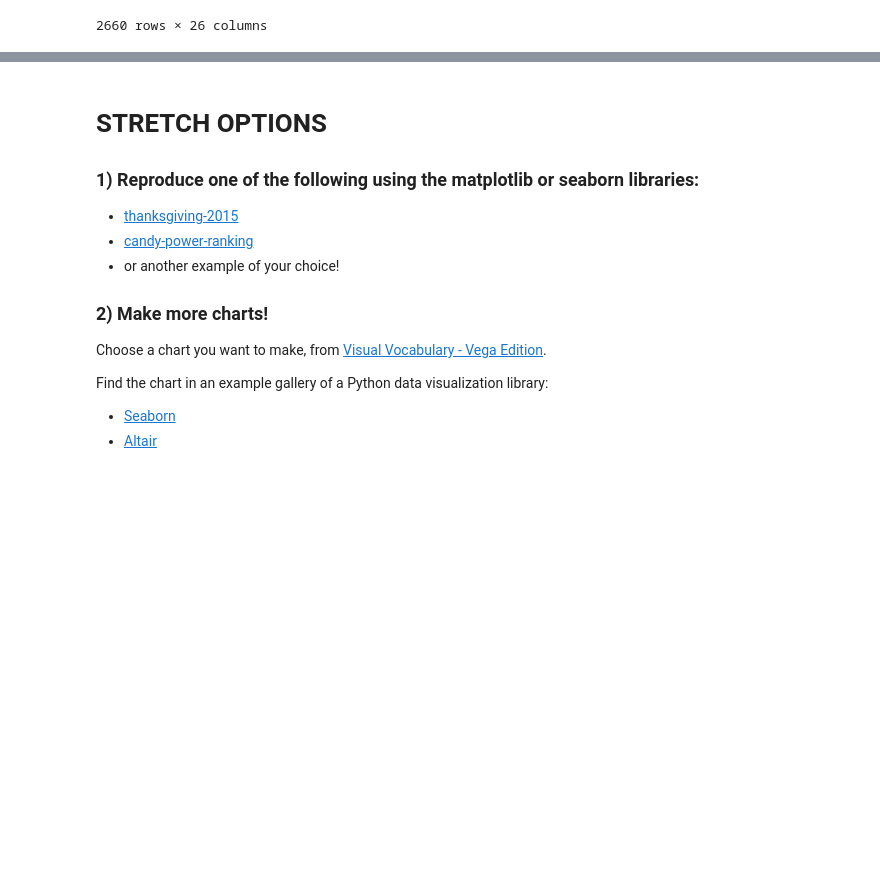
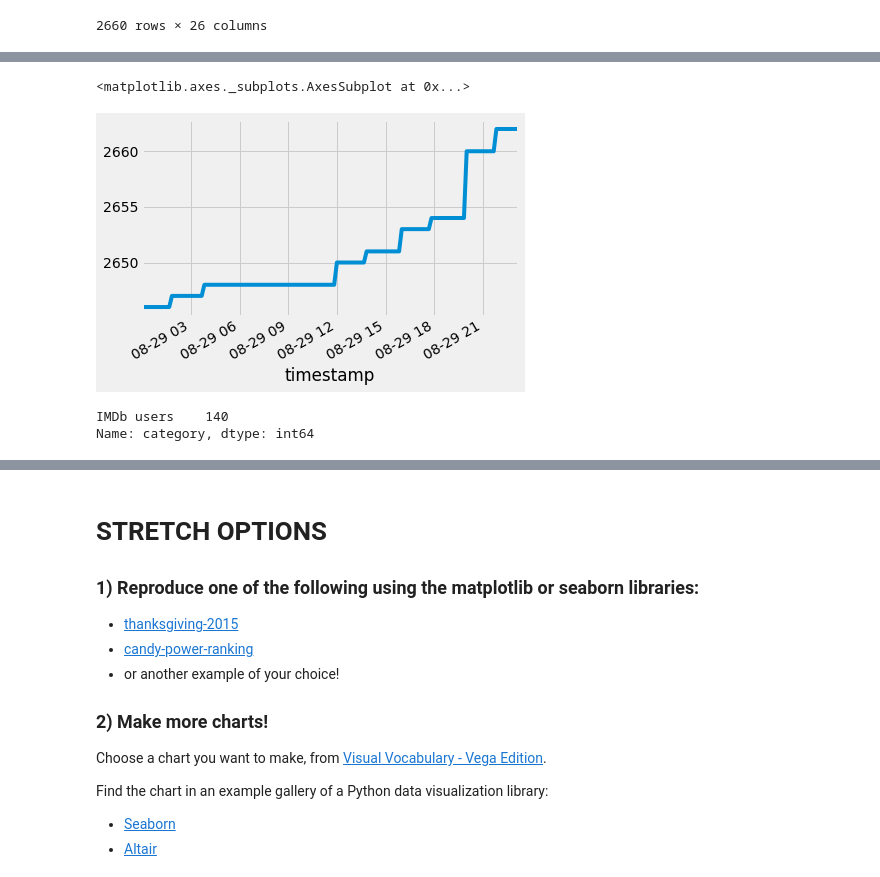
Before and after one commit to ahvblackwelltech/DS-Unit-1-Sprint-2-Data-Wrangling-and-Storytelling, a Jupyter notebook: module3-make-explanatory-visualizations/Ahvi_Blackwell_LS_DSPT3_123_Make_Explanatory_Visualizations_Assignment.ipynb, the cells around one changed output, grey strips where cells are left out. Cells and saved outputs as stored; diff of their text form; code cells hidden in the pictures; blank space fills up the shorter version.

```diff
--- a/module3-make-explanatory-visualizations/Ahvi_Blackwell_LS_DSPT3_123_Make_Explanatory_Visualizations_Assignment.ipynb
+++ b/module3-make-explanatory-visualizations/Ahvi_Blackwell_LS_DSPT3_123_Make_Explanatory_Visualizations_Assignment.ipynb
@@ -367,3 +382,6 @@ df['2017-08-29']
 | 2017-08-29 23:10:06.022268 | 565 | Non-US users | http://www.imdb.com/title/tt63229... | 6.4 | 6.5 | 7 | 129 | 11 | 10 | 8 | ... |
 | 2017-08-29 23:10:06.218251 | 2662 | IMDb users | http://www.imdb.com/title/tt63229... | 5.4 | 5.6 | 7 | 1021 | 69 | 38 | 25 | ... |
 2660 rows × 26 columns
+# %%
+lastday = df['2017-08-29']
+lastday_filtered = lastday[lastday['category'] == 'IMDb users']
@@ -369,0 +408,10 @@ df['2017-08-29']
+# %%
+lastday_filtered['respondents'].plot()
+# %% [output]
+<matplotlib.axes._subplots.AxesSubplot at 0x...>
+[figure, added]
+# %%
+lastday_filtered['category'].value_counts()
+# %% [output]
+IMDb users    140
+Name: category, dtype: int64
```
Also changed, not shown: parts of 10 cells of this notebook.
